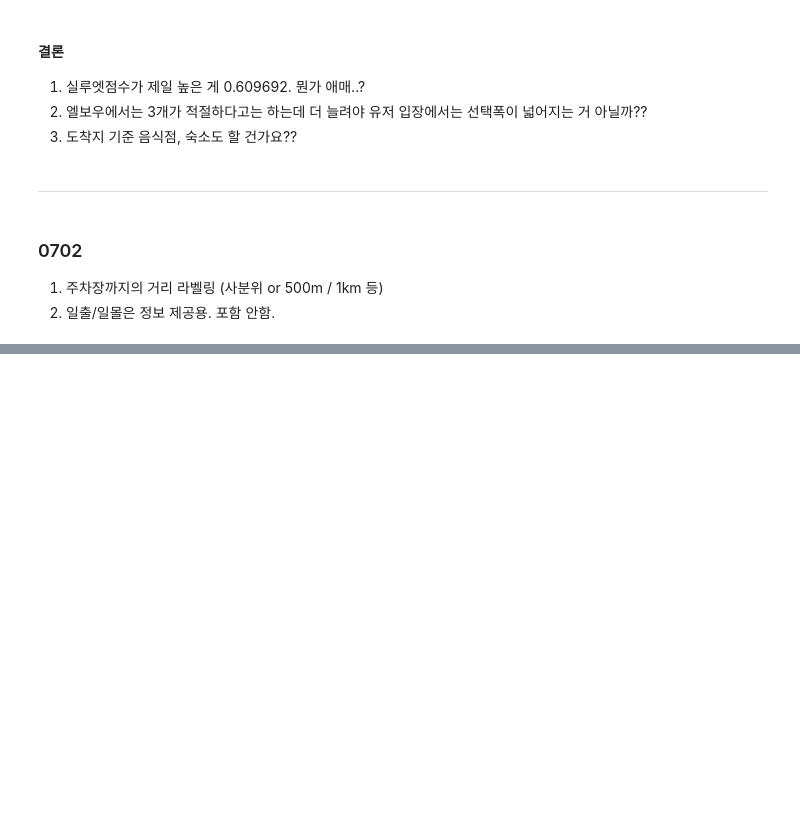
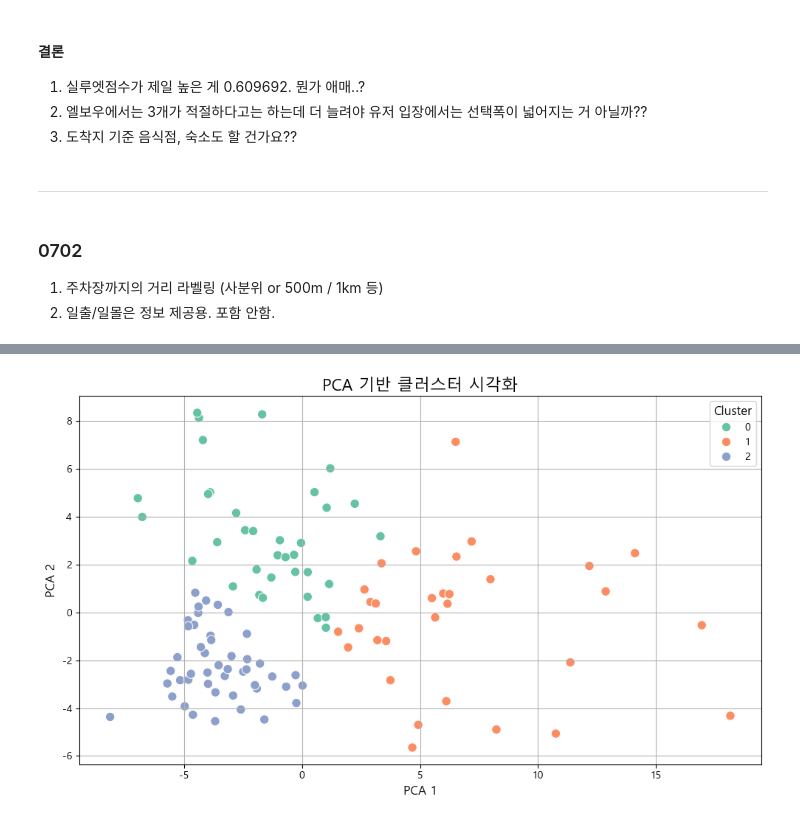
Before and after one commit to saeraniren/japchodan_contest, a Jupyter notebook: yoochang_clustering.ipynb, the cells around one changed output, grey strips where cells are left out. Saved outputs shown, nothing was run; the diff lists cells and outputs as text; code cells hidden in the pictures; blank space fills up the shorter version.

```diff
--- a/yoochang_clustering.ipynb
+++ b/yoochang_clustering.ipynb
@@ -748,0 +1001,39 @@ print(vif_data)
+# %%
+from sklearn.decomposition import PCA
+import matplotlib.pyplot as plt
+import seaborn as sns
+
+# 분석에 사용할 컬럼
+cols = [
+    'distance_km', 'attraction_count', 'difficulty', 'shelter_count',
+    'walkable_to_public_transport', 'start_dist_to_1_foods',
+    'start_dist_to_1_stays', 'start_dist_to_10_stays', 'parking_dist_label'
+]
+
+# 결측치 제거
+X = merge[cols].dropna()
+
+# ✅ 클러스터링 (예: KMeans로 수행했다면 아래처럼)
+from sklearn.cluster import KMeans
+kmeans = KMeans(n_clusters=3, random_state=42, n_init=10)
+cluster_labels = kmeans.fit_predict(X)
+
+# 클러스터 라벨을 merge에 반영 (결측치 제거한 인덱스 기준)
+merge.loc[X.index, 'cluster'] = cluster_labels
+
+# ✅ PCA 차원 축소
+pca = PCA(n_components=2)
+X_pca = pca.fit_transform(X)
+
+# ✅ 시각화
+plt.figure(figsize=(10, 6))
+sns.scatterplot(x=X_pca[:, 0], y=X_pca[:, 1], hue=cluster_labels, palette='Set2', s=80)
+plt.title("PCA 기반 클러스터 시각화", fontsize=16)
+plt.xlabel("PCA 1", fontsize=12)
+plt.ylabel("PCA 2", fontsize=12)
+plt.legend(title="Cluster", fontsize=10, title_fontsize=12)
+plt.grid(True)
+plt.tight_layout()
+plt.show()
+# %% [output]
+[figure, added]
```
Also changed, not shown: parts of 13 cells of this notebook.
